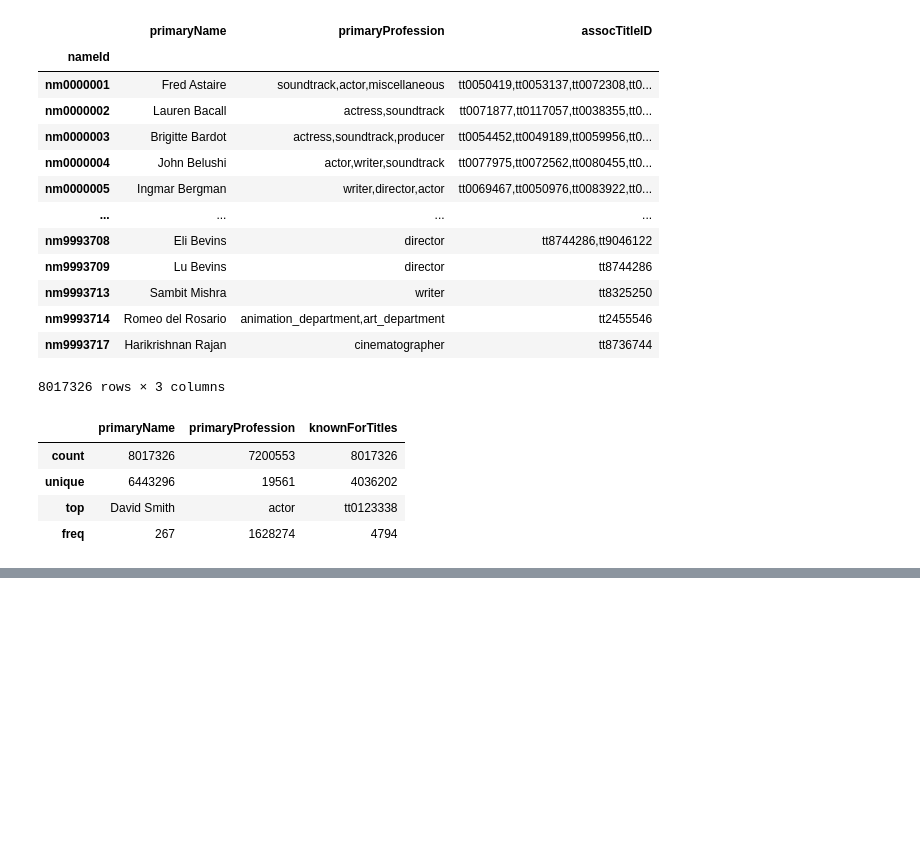
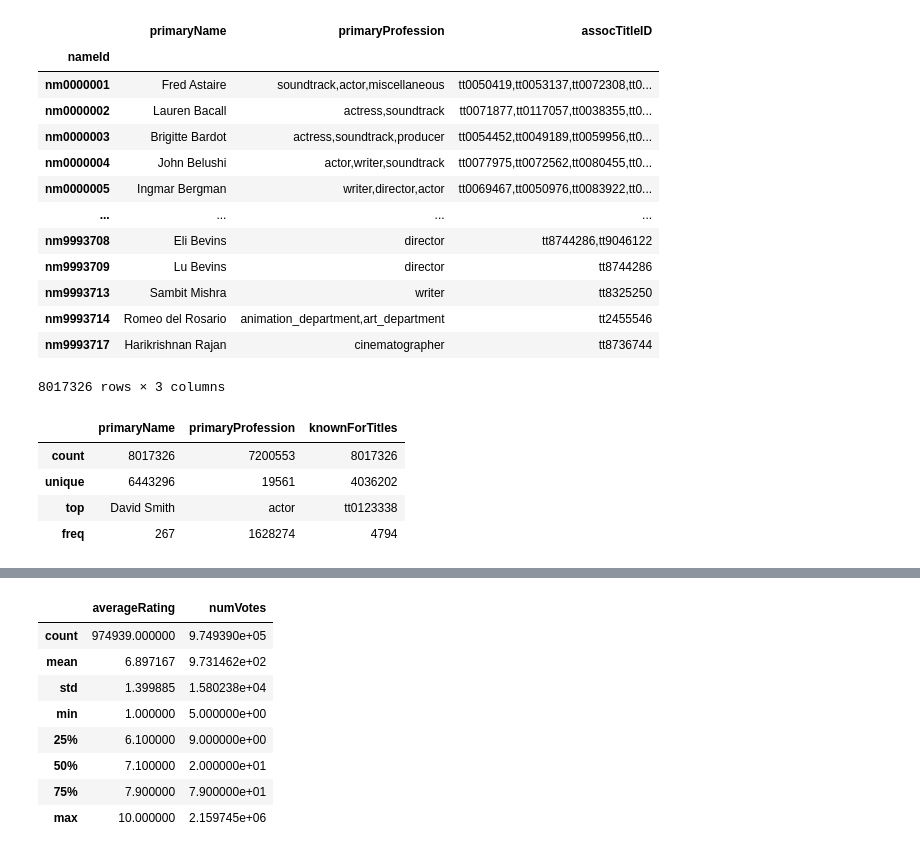
Before and after one commit to MichelleLucio/project_etl, a Jupyter notebook: read TSV.ipynb, the cells around one changed output, grey strips where cells are left out. Saved outputs shown, nothing was run; the diff lists cells and outputs as text; code cells hidden in the pictures; blank space fills up the shorter version.

```diff
--- a/read TSV.ipynb
+++ b/read TSV.ipynb
@@ -260,0 +280,12 @@ name_basics_df.describe()
+# %%
+merge_title_df.describe()
+# %% [output]
+|  | averageRating | numVotes |
+| count | 974939.000000 | 9.749390e+05 |
+| mean | 6.897167 | 9.731462e+02 |
+| std | 1.399885 | 1.580238e+04 |
+| min | 1.000000 | 5.000000e+00 |
+| 25% | 6.100000 | 9.000000e+00 |
+| 50% | 7.100000 | 2.000000e+01 |
+| 75% | 7.900000 | 7.900000e+01 |
+| max | 10.000000 | 2.159745e+06 |
```
Also changed, not shown: parts of 2 cells of this notebook.
